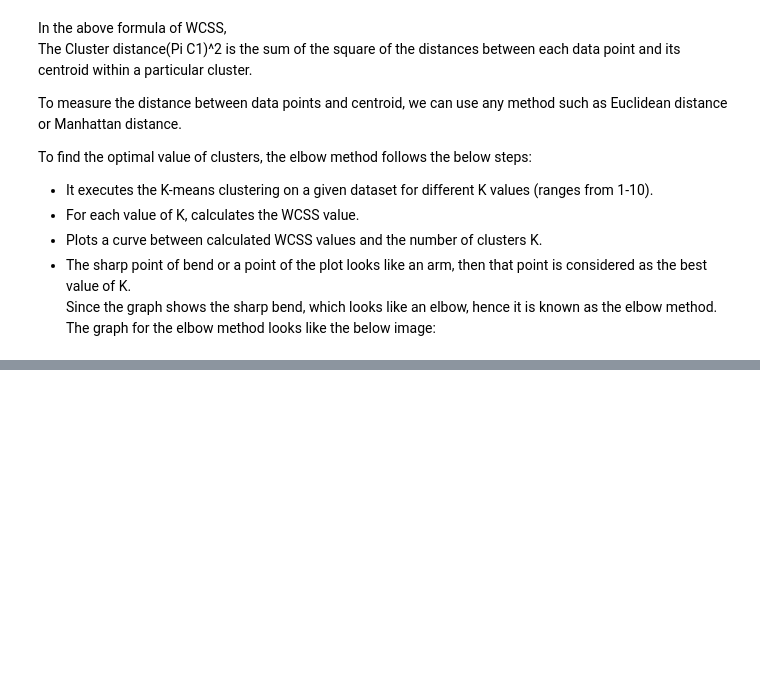
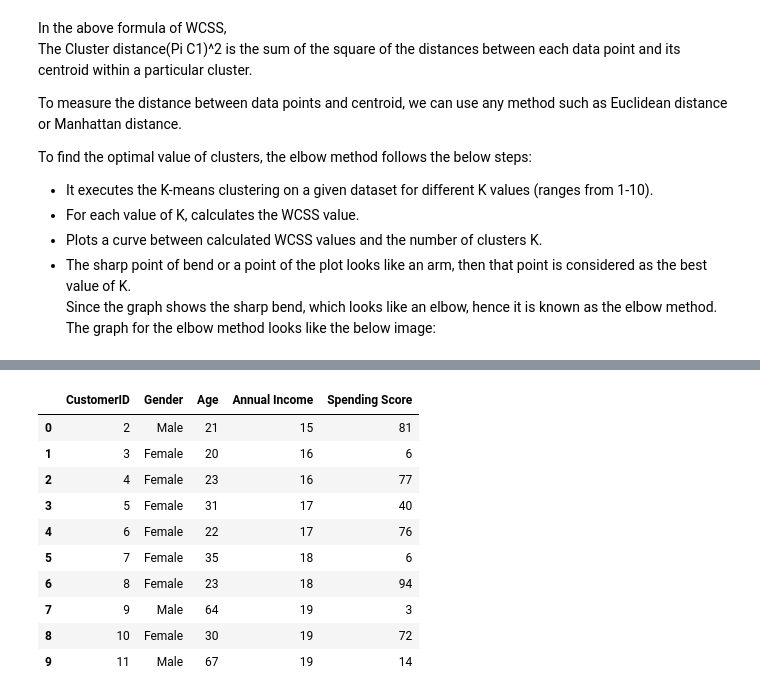
Before and after one commit to santushtigandhi/Machine-Learning, a Jupyter notebook: 9) K Means Clustering.ipynb, the cells around one changed output, grey strips where cells are left out. Saved outputs shown, nothing was run; the diff lists cells and outputs as text; code cells hidden in the pictures; blank space fills up the shorter version.

```diff
--- a/9) K Means Clustering.ipynb
+++ b/9) K Means Clustering.ipynb
@@ -112,0 +124,16 @@ Since the graph shows the sharp bend, which looks like an elbow, hence it is kno
+# %%
+col = ['CustomerID','Gender','Age','Annual Income','Spending Score']
+df = pd.read_csv("Customers.csv", names = col, header = 1)
+df.head(n =10)
+# %% [output]
+|  | CustomerID | Gender | Age | Annual Income | Spending Score |
+| 0 | 2 | Male | 21 | 15 | 81 |
+| 1 | 3 | Female | 20 | 16 | 6 |
+| 2 | 4 | Female | 23 | 16 | 77 |
+| 3 | 5 | Female | 31 | 17 | 40 |
+| 4 | 6 | Female | 22 | 17 | 76 |
+| 5 | 7 | Female | 35 | 18 | 6 |
+| 6 | 8 | Female | 23 | 18 | 94 |
+| 7 | 9 | Male | 64 | 19 | 3 |
+| 8 | 10 | Female | 30 | 19 | 72 |
+| 9 | 11 | Male | 67 | 19 | 14 |
```
Also changed, not shown: parts of 15 cells of this notebook, 1 other file.
